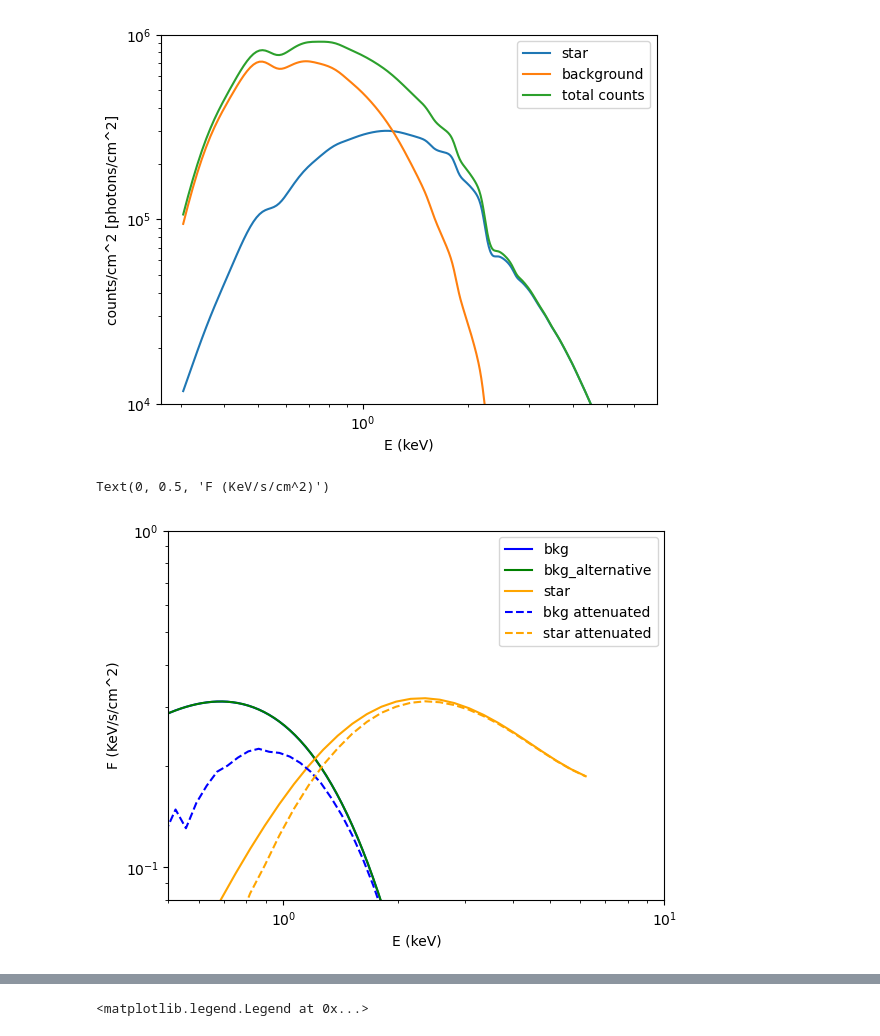
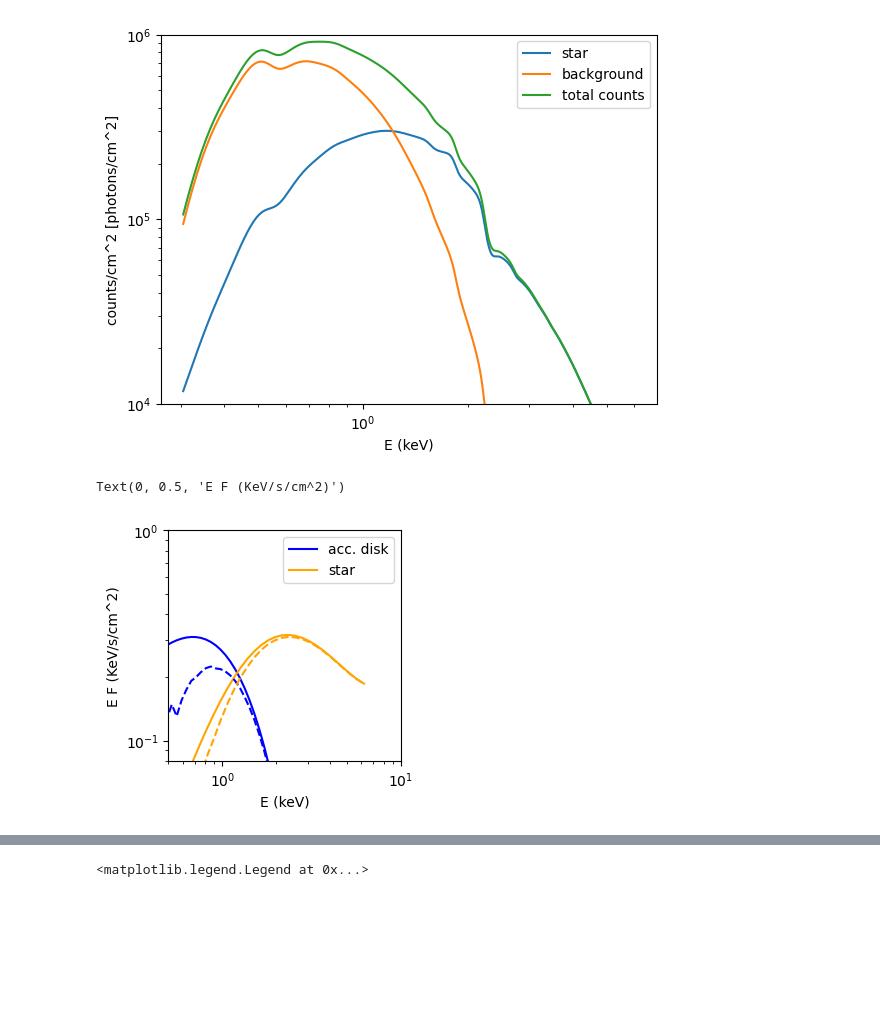
Before and after one commit to Basdorsman/xpsi, a Jupyter notebook: AMXPs/J1808_synthetic/Notebooks/Kajava scenario.ipynb, the cells around one changed output, grey strips where cells are left out. Drawn from its saved outputs; the diff is of its cells as text; code cells hidden in the pictures; blank space fills up the shorter version.

Commit message:
post-processing and new parameter handling in analysis and postprocessing

```diff
--- a/AMXPs/J1808_synthetic/Notebooks/Kajava scenario.ipynb
+++ b/AMXPs/J1808_synthetic/Notebooks/Kajava scenario.ipynb
@@ -21,6 +21,6 @@ Imported GetDist version: 1.4
 Imported nestcheck version: 0.2.1
 Rank reporting: 0
 # %%
-ST = analysis('local', 'test', 'model')
+ST = analysis('local', 'test', 'model', scenario='kajava')
 channel_mids = get_mids_from_edges(ST.instrument.channel_edges)
 # %% [output]
@@ -94,35 +99,35 @@ ax.legend()
 # %%
 E = np.logspace(np.log10(0.01), np.log10(5.0), 100)
 compensate_bins = (np.asarray([E[i+1]-E[i] for i in range(len(E)-1)])/get_mids_from_edges(E))
 spectral_radiance = ST.background.B_E
 f_disk = ST.background.get_f_disk(E, spectral_radiance) #keV/cm^2/s/KeV
 F_disk = E*f_disk  # keV/cm^2/s
 F_disk_alternative = ST.background.get_F_disk(E, spectral_radiance)/compensate_bins #keV/cm^2/s
 star_flux = np.sum(ST.photosphere.signal[0][0]/(ST.star['distance']*3.086e19)**2, axis=1)/ST.signal.phases[0].shape[0] # 3.086e19 to convert kpc to m # photons/cm^2/s/KeV
 star_flux = ST.signal.energies**2*star_flux # keV/cm^2/s
 
-fig, ax = plt.subplots()
+fig, ax = plt.subplots(figsize=(3,3))
 
-ax.loglog(E, F_disk, label='bkg', color='blue') #keV/cm^2/s
-ax.loglog(get_mids_from_edges(E), F_disk_alternative, label='bkg_alternative', color='green') #keV/cm^2/s
+ax.loglog(E, F_disk, label='acc. disk', color='blue') #keV/cm^2/s
+#ax.loglog(get_mids_from_edges(E), F_disk_alternative, label='bkg_alternative', color='green') #keV/cm^2/s
 ax.loglog(ST.signal.energies, star_flux, label='star', color='orange') #keV/cm^2/s
 ax.set_ylim([8e-2, 1e0])
 ax.set_xlim([5e-1, 1e1])
 
 
 # apply interstellar attenuation
 ST.interstellar(E, F_disk)
 ST.interstellar(ST.signal.energies, star_flux)
 
-ax.loglog(E, F_disk, '--', label='bkg attenuated', color='blue') #keV/cm^2/s
-ax.loglog(ST.signal.energies, star_flux, '--',label='star attenuated', color='orange') #keV/cm^2/s
+ax.loglog(E, F_disk, '--', color='blue') #keV/cm^2/s
+ax.loglog(ST.signal.energies, star_flux, '--', color='orange') #keV/cm^2/s
 
 ax.legend()
 ax.set_xlabel('E (keV)')
-ax.set_ylabel('F (KeV/s/cm^2)')
+ax.set_ylabel('E F (KeV/s/cm^2)')
 # %% [output]
-Text(0, 0.5, 'F (KeV/s/cm^2)')
+Text(0, 0.5, 'E F (KeV/s/cm^2)')
-[figure, old version]
+[figure, new version]
 # %% [markdown]
 ![Kajava spectra](kajavaspectra.png)
 # %%
```
Also changed, not shown: parts of 3 cells of this notebook, 14 other files.
